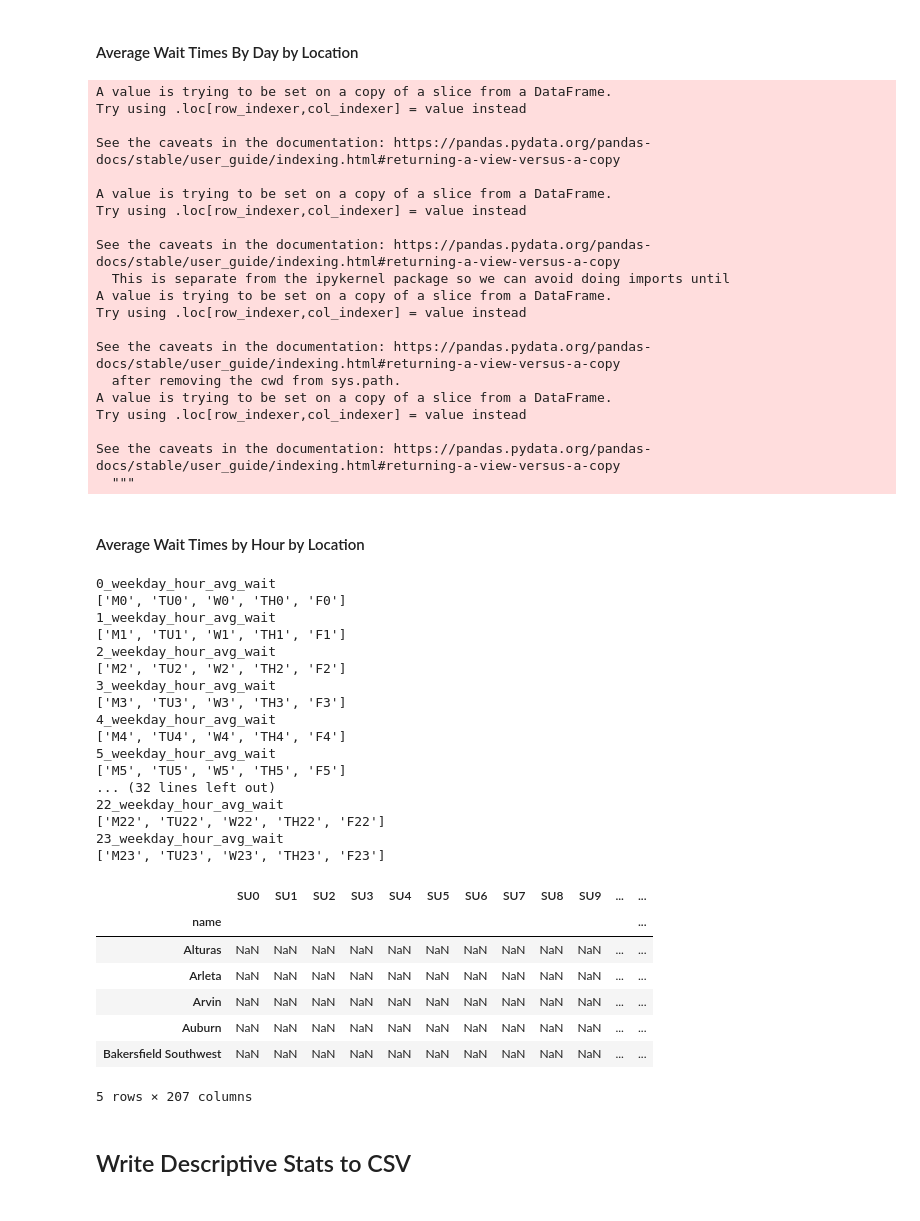
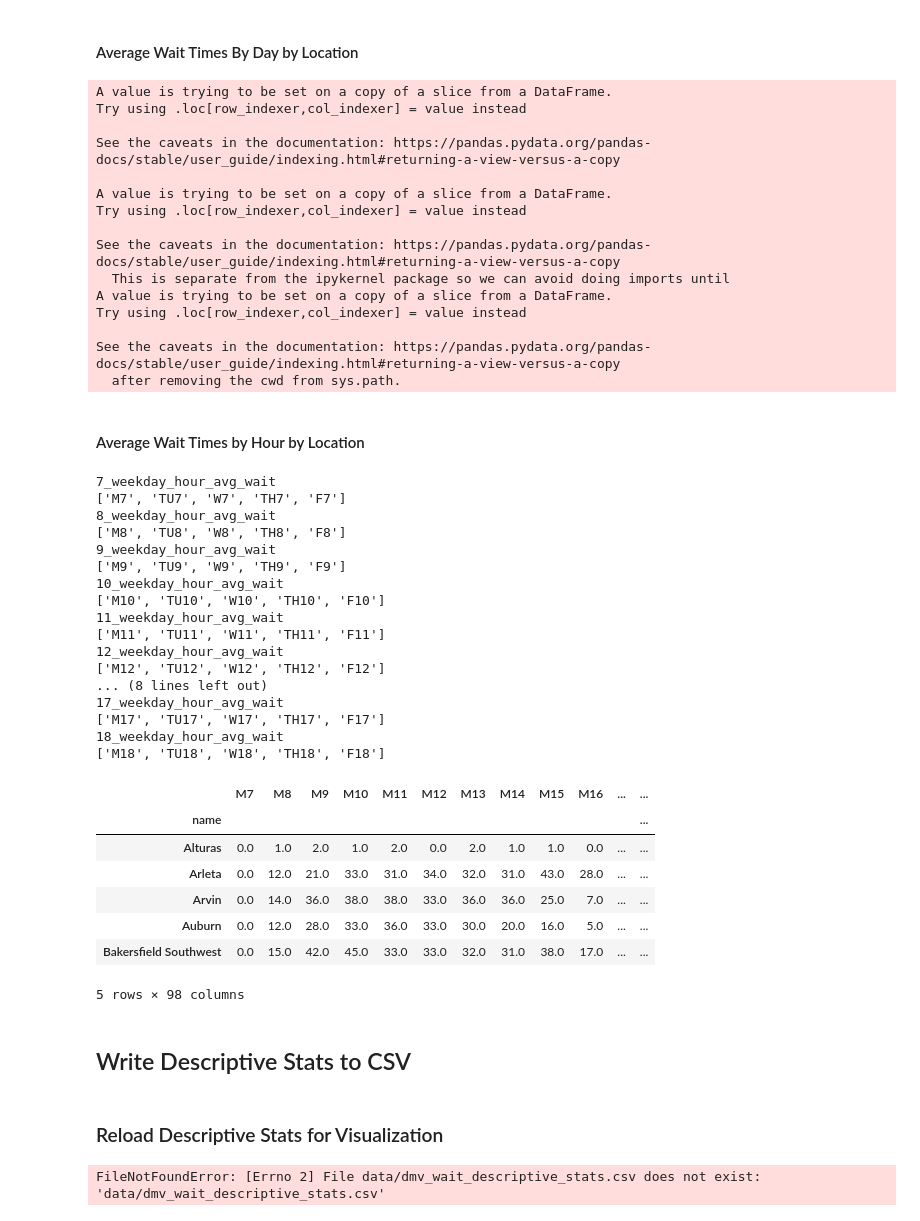
Before and after one commit to soodoku/wait, a Jupyter notebook: DMV.ipynb, the cells around one changed output. Saved outputs shown, nothing was run; the diff lists cells and outputs as text; code cells hidden in the pictures.

```diff
--- a/DMV.ipynb
+++ b/DMV.ipynb
@@ -34,0 +48,6 @@ dmv_df.head()
+# %%
+cols_with_data = dmv_df.columns[dmv_df.isnull().sum() != 175]
+
+# # all columns where every sample is NA
+dmv_df = dmv_df[cols_with_data]
+dmv_df.columns
@@ -152,7 +165,6 @@ See the caveats in the documentation: https://pandas.pydata.org/pandas-docs/stab
 #### Average Wait Times By Day by Location
 # %%
 # how long is the average wait on a given day by location?
-wait_time_df["sun_avg"] = wait_time_df[sun_cols].mean(axis=1)
 wait_time_df["mon_avg"] = wait_time_df[mon_cols].mean(axis=1)
 wait_time_df["tues_avg"] = wait_time_df[tues_cols].mean(axis=1)
 wait_time_df["wed_avg"] = wait_time_df[wed_cols].mean(axis=1)
@@ -175,54 +187,55 @@ Try using .loc[row_indexer,col_indexer] = value instead
 
 See the caveats in the documentation: https://pandas.pydata.org/pandas-docs/stable/user_guide/indexing.html#returning-a-view-versus-a-copy
   after removing the cwd from sys.path.
-A value is trying to be set on a copy of a slice from a DataFrame.
-Try using .loc[row_indexer,col_indexer] = value instead
-
-See the caveats in the documentation: https://pandas.pydata.org/pandas-docs/stable/user_guide/indexing.html#returning-a-view-versus-a-copy
-  """
 # %% [markdown]
 #### Average Wait Times by Hour by Location
 # %%
 # how long is the average wait on a given hour by location?
 # new column = wait_time_df[0_hour_avg_wait] = avg of waits across 0th hour
 
 # NOTE: Just focused on weekdays for now given there is little to no wait on weekends. Can easily add those day if you'd like.
 
-for i in range(24):
+for i in range(7,19):
     weekday_hour_col_name = str(i) +"_weekday_hour_avg_wait"
     weekday_hour_cols = weekday_hour_cols_dict[i]
     print(weekday_hour_col_name)
     print(weekday_hour_cols)
     wait_time_df[weekday_hour_col_name] = wait_time_df[weekday_hour_cols].mean(axis=1)
 
 wait_time_df.head()
 # %% [output]
-0_weekday_hour_avg_wait
-['M0', 'TU0', 'W0', 'TH0', 'F0']
-1_weekday_hour_avg_wait
-['M1', 'TU1', 'W1', 'TH1', 'F1']
-2_weekday_hour_avg_wait
-['M2', 'TU2', 'W2', 'TH2', 'F2']
-3_weekday_hour_avg_wait
-['M3', 'TU3', 'W3', 'TH3', 'F3']
-4_weekday_hour_avg_wait
-['M4', 'TU4', 'W4', 'TH4', 'F4']
-5_weekday_hour_avg_wait
-['M5', 'TU5', 'W5', 'TH5', 'F5']
-... (32 lines left out)
-22_weekday_hour_avg_wait
-['M22', 'TU22', 'W22', 'TH22', 'F22']
-23_weekday_hour_avg_wait
-['M23', 'TU23', 'W23', 'TH23', 'F23']
+7_weekday_hour_avg_wait
+['M7', 'TU7', 'W7', 'TH7', 'F7']
+8_weekday_hour_avg_wait
+['M8', 'TU8', 'W8', 'TH8', 'F8']
+9_weekday_hour_avg_wait
+['M9', 'TU9', 'W9', 'TH9', 'F9']
+10_weekday_hour_avg_wait
+['M10', 'TU10', 'W10', 'TH10', 'F10']
+11_weekday_hour_avg_wait
+['M11', 'TU11', 'W11', 'TH11', 'F11']
+12_weekday_hour_avg_wait
+['M12', 'TU12', 'W12', 'TH12', 'F12']
+... (8 lines left out)
+17_weekday_hour_avg_wait
+['M17', 'TU17', 'W17', 'TH17', 'F17']
+18_weekday_hour_avg_wait
+['M18', 'TU18', 'W18', 'TH18', 'F18']
-|  | SU0 | SU1 | SU2 | SU3 | SU4 | SU5 | SU6 | SU7 | SU8 | SU9 | ... | ... |
+|  | M7 | M8 | M9 | M10 | M11 | M12 | M13 | M14 | M15 | M16 | ... | ... |
 | name |  |  |  |  |  |  |  |  |  |  |  | ... |
-| Alturas | NaN | NaN | NaN | NaN | NaN | NaN | NaN | NaN | NaN | NaN | ... | ... |
-| Arleta | NaN | NaN | NaN | NaN | NaN | NaN | NaN | NaN | NaN | NaN | ... | ... |
-| Arvin | NaN | NaN | NaN | NaN | NaN | NaN | NaN | NaN | NaN | NaN | ... | ... |
-| Auburn | NaN | NaN | NaN | NaN | NaN | NaN | NaN | NaN | NaN | NaN | ... | ... |
-| Bakersfield Southwest | NaN | NaN | NaN | NaN | NaN | NaN | NaN | NaN | NaN | NaN | ... | ... |
+| Alturas | 0.0 | 1.0 | 2.0 | 1.0 | 2.0 | 0.0 | 2.0 | 1.0 | 1.0 | 0.0 | ... | ... |
+| Arleta | 0.0 | 12.0 | 21.0 | 33.0 | 31.0 | 34.0 | 32.0 | 31.0 | 43.0 | 28.0 | ... | ... |
+| Arvin | 0.0 | 14.0 | 36.0 | 38.0 | 38.0 | 33.0 | 36.0 | 36.0 | 25.0 | 7.0 | ... | ... |
+| Auburn | 0.0 | 12.0 | 28.0 | 33.0 | 36.0 | 33.0 | 30.0 | 20.0 | 16.0 | 5.0 | ... | ... |
+| Bakersfield Southwest | 0.0 | 15.0 | 42.0 | 45.0 | 33.0 | 33.0 | 32.0 | 31.0 | 38.0 | 17.0 | ... | ... |
-5 rows × 207 columns
+5 rows × 98 columns
 # %% [markdown]
 ## Write Descriptive Stats to CSV
 # %%
 wait_time_df.to_csv("data/dmv_wait_descriptive_stats.csv")
+# %% [markdown]
+### Reload Descriptive Stats for Visualization
+# %%
+wait_time_descriptive_stats_df = pd.read_csv("data/dmv_wait_descriptive_stats.csv", index_col=0)
+# %% [output]
+FileNotFoundError: [Errno 2] File data/dmv_wait_descriptive_stats.csv does not exist: 'data/dmv_wait_descriptive_stats.csv'
```
Also changed, not shown: parts of 10 cells of this notebook, 1 other file.
